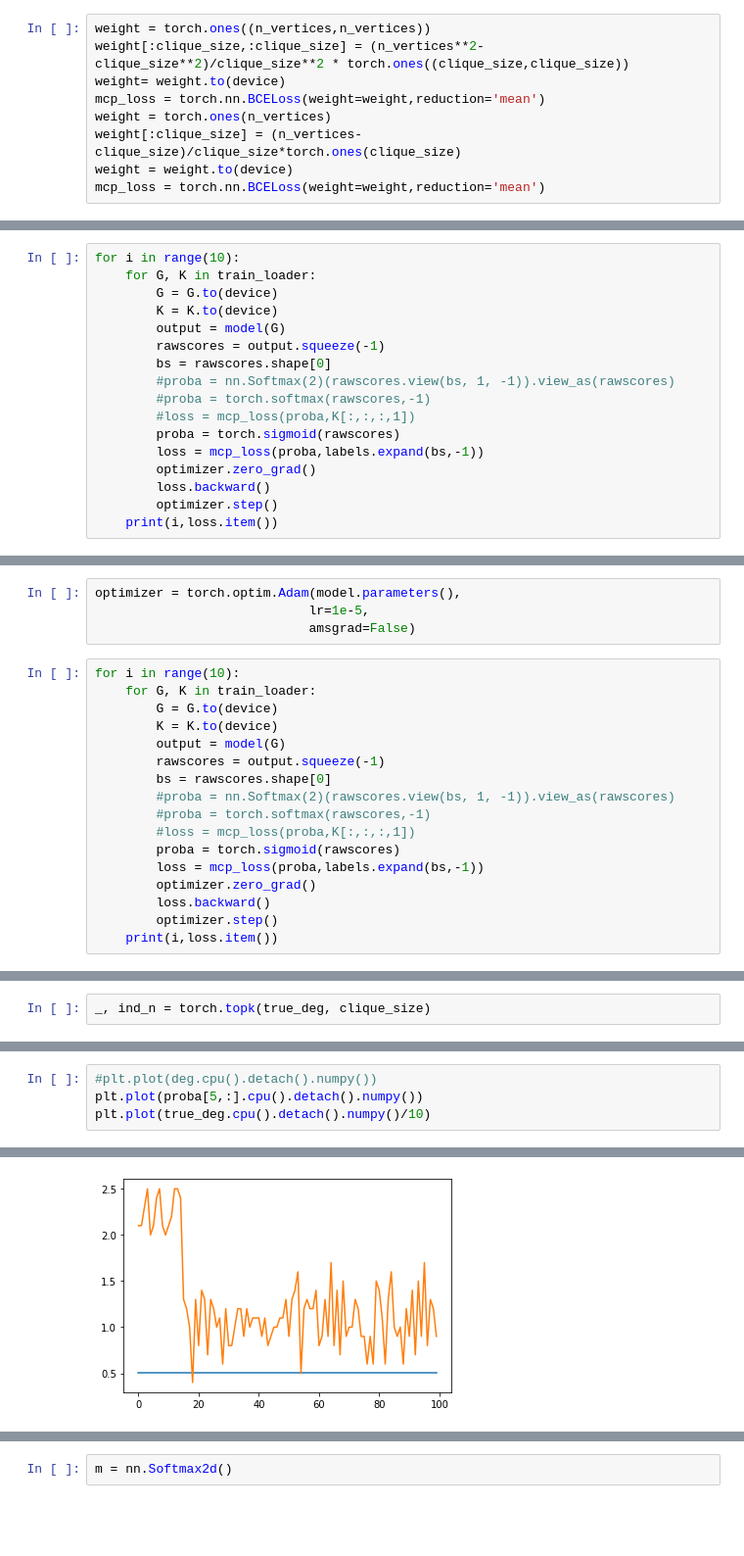
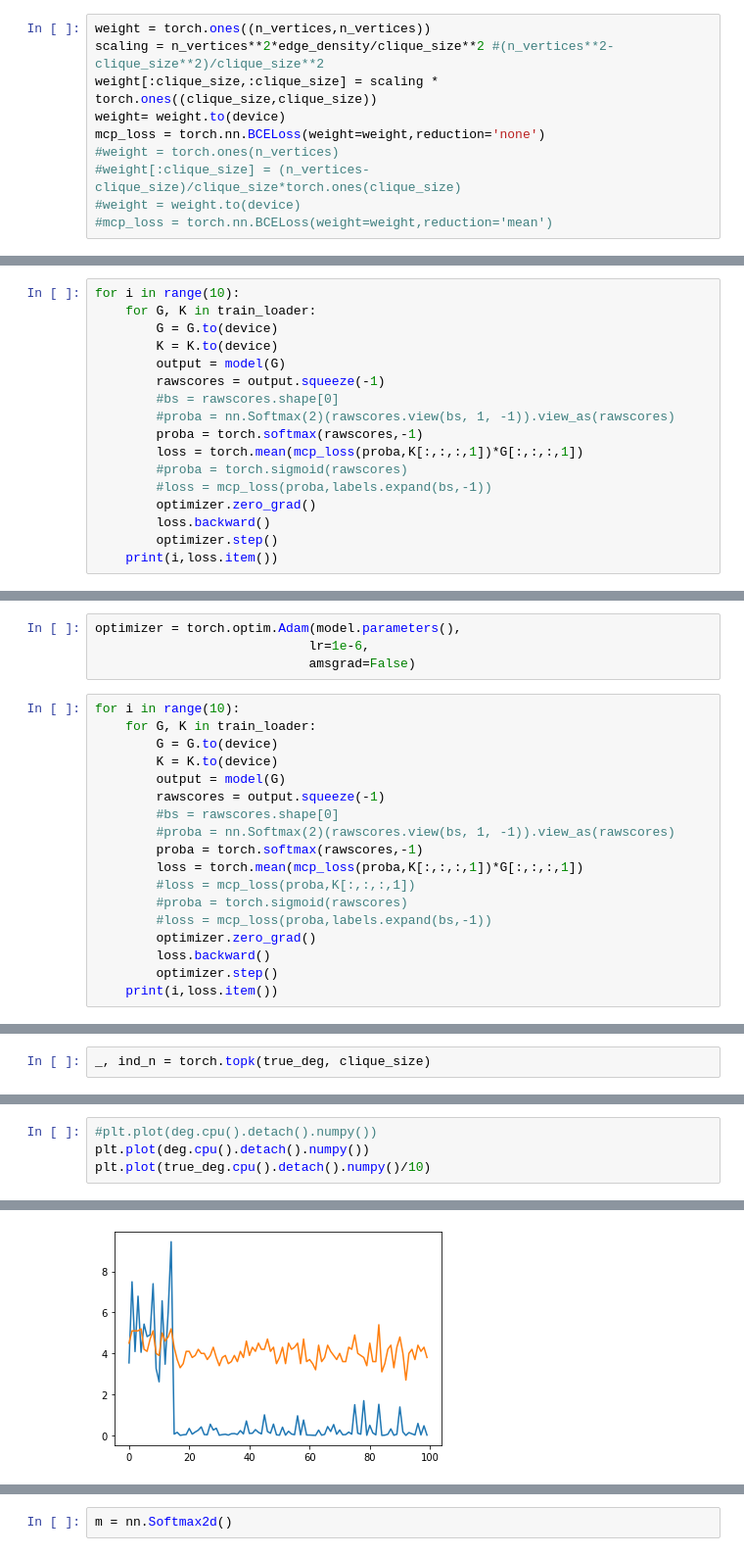
Before and after one commit to mlelarge/graph_neural_net, a Jupyter notebook: test_mcp.ipynb, the cells around one changed output, grey strips where cells are left out. Shown: that part at 98% size. Drawn from its saved outputs; the diff is of its cells as text; blank space fills up the shorter version.

Commit message:
edge mask for mcp

```diff
--- a/test_mcp.ipynb
+++ b/test_mcp.ipynb
@@ -75,13 +76,14 @@ arch['depth_of_mlp'] = 3
 device = 'cuda' if torch.cuda.is_available() else 'cpu'
 # %%
 weight = torch.ones((n_vertices,n_vertices))
-weight[:clique_size,:clique_size] = (n_vertices**2-clique_size**2)/clique_size**2 * torch.ones((clique_size,clique_size))
+scaling = n_vertices**2*edge_density/clique_size**2 #(n_vertices**2-clique_size**2)/clique_size**2
+weight[:clique_size,:clique_size] = scaling * torch.ones((clique_size,clique_size))
 weight= weight.to(device)
-mcp_loss = torch.nn.BCELoss(weight=weight,reduction='mean')
-weight = torch.ones(n_vertices)
-weight[:clique_size] = (n_vertices-clique_size)/clique_size*torch.ones(clique_size)
-weight = weight.to(device)
-mcp_loss = torch.nn.BCELoss(weight=weight,reduction='mean')
+mcp_loss = torch.nn.BCELoss(weight=weight,reduction='none')
+#weight = torch.ones(n_vertices)
+#weight[:clique_size] = (n_vertices-clique_size)/clique_size*torch.ones(clique_size)
+#weight = weight.to(device)
+#mcp_loss = torch.nn.BCELoss(weight=weight,reduction='mean')
 # %%
 import trainer as trainer
 train_loader = siamese_loader(gen, 16, gen.constant_n_vertices)
@@ -129,12 +111,12 @@ for i in range(10):
         K = K.to(device)
         output = model(G)
         rawscores = output.squeeze(-1)
-        bs = rawscores.shape[0]
+        #bs = rawscores.shape[0]
         #proba = nn.Softmax(2)(rawscores.view(bs, 1, -1)).view_as(rawscores)
-        #proba = torch.softmax(rawscores,-1)
-        #loss = mcp_loss(proba,K[:,:,:,1])
-        proba = torch.sigmoid(rawscores)
-        loss = mcp_loss(proba,labels.expand(bs,-1))
+        proba = torch.softmax(rawscores,-1)
+        loss = torch.mean(mcp_loss(proba,K[:,:,:,1])*G[:,:,:,1])
+        #proba = torch.sigmoid(rawscores)
+        #loss = mcp_loss(proba,labels.expand(bs,-1))
         optimizer.zero_grad()
         loss.backward()
         optimizer.step()
@@ -172,6 +135,6 @@ tensor([1.0000, 1.0000, 1.0000, 1.0000, 1.0000, 1.0000, 1.0000, 1.0000, 1.0000,
 # %%
 optimizer = torch.optim.Adam(model.parameters(),
-                            lr=1e-5,
+                            lr=1e-6,
                             amsgrad=False)
 # %%
 for i in range(10):
@@ -180,12 +143,13 @@ for i in range(10):
         K = K.to(device)
         output = model(G)
         rawscores = output.squeeze(-1)
-        bs = rawscores.shape[0]
+        #bs = rawscores.shape[0]
         #proba = nn.Softmax(2)(rawscores.view(bs, 1, -1)).view_as(rawscores)
-        #proba = torch.softmax(rawscores,-1)
+        proba = torch.softmax(rawscores,-1)
+        loss = torch.mean(mcp_loss(proba,K[:,:,:,1])*G[:,:,:,1])
         #loss = mcp_loss(proba,K[:,:,:,1])
-        proba = torch.sigmoid(rawscores)
-        loss = mcp_loss(proba,labels.expand(bs,-1))
+        #proba = torch.sigmoid(rawscores)
+        #loss = mcp_loss(proba,labels.expand(bs,-1))
         optimizer.zero_grad()
         loss.backward()
         optimizer.step()
@@ -261,11 +228,11 @@ tensor([ 7,  3, 13, 12,  6, 14,  2, 11,  1,  0,  5, 10,  8,  9,  4],
        device='cuda:0')
 # %%
 #plt.plot(deg.cpu().detach().numpy())
-plt.plot(proba[5,:].cpu().detach().numpy())
+plt.plot(deg.cpu().detach().numpy())
 plt.plot(true_deg.cpu().detach().numpy()/10)
 # %% [output]
 [<matplotlib.lines.Line2D at 0x...>]
-[figure, old version]
+[figure, new version]
 # %%
 fig = pyplot.figure(figsize=(5, 5)) # in inches
 pyplot.imshow(proba[5,:,:].cpu().detach().numpy(),
```
Also changed, not shown: parts of 23 cells of this notebook, 1 other file.
